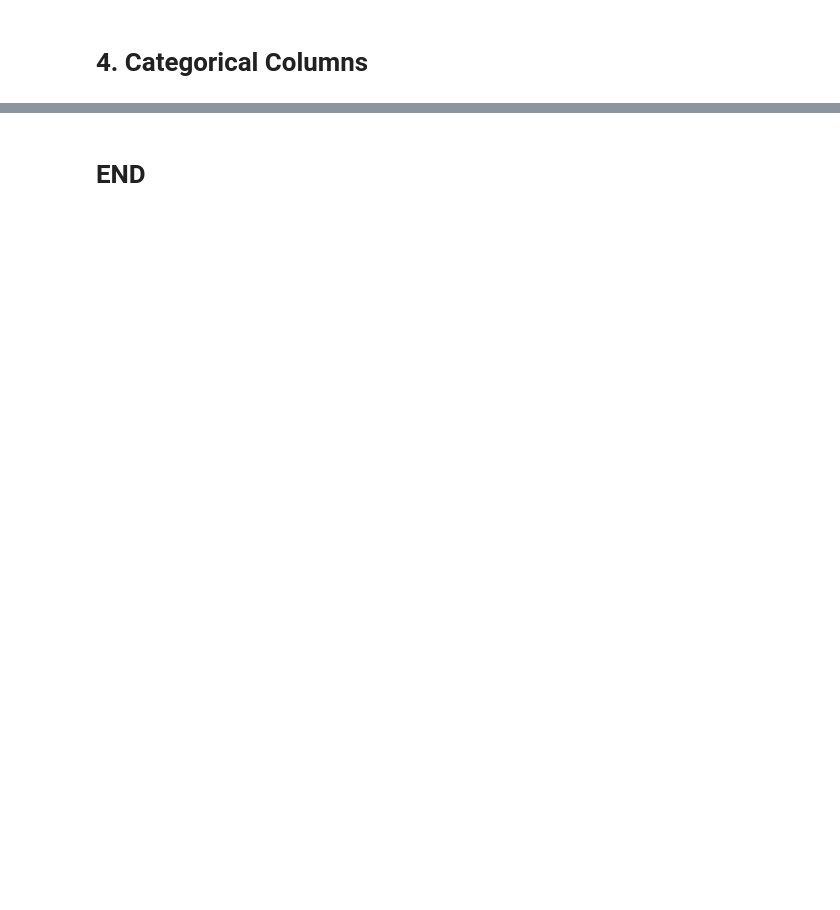
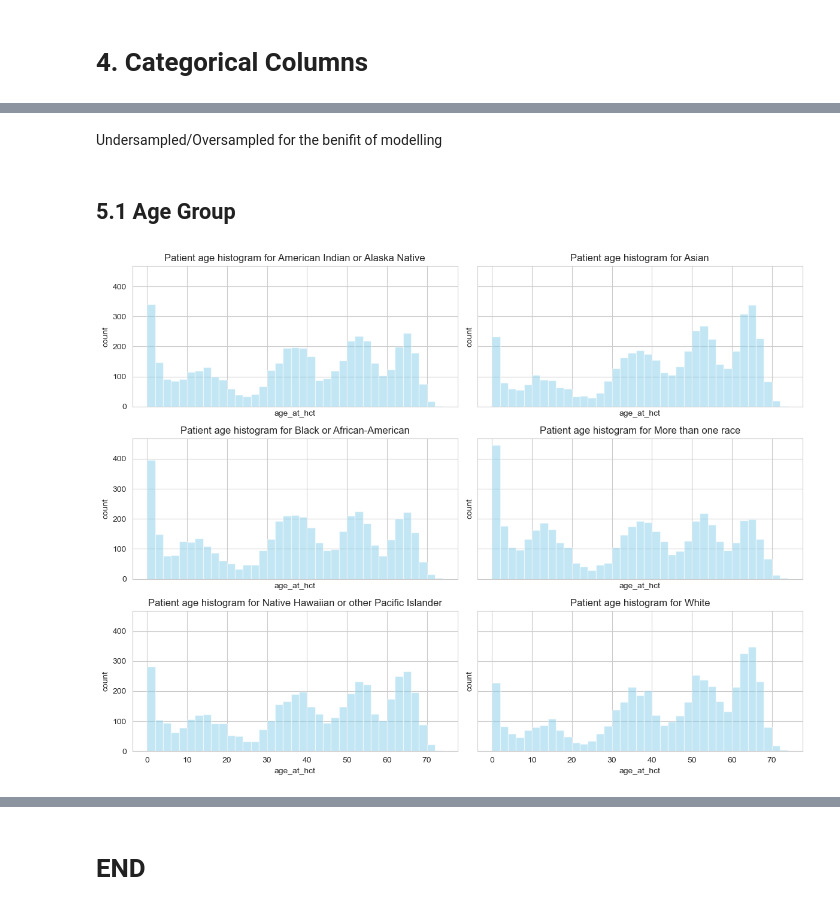
Before and after one commit to ShirsenduRyo/Hackathons, a Jupyter notebook: 06 CIBMTR/01 Exp_01.ipynb, the cells around one changed output, grey strips where cells are left out. Saved outputs shown, nothing was run; the diff lists cells and outputs as text; code cells hidden in the pictures; blank space fills up the shorter version.

```diff
--- a/06 CIBMTR/01 Exp_01.ipynb
+++ b/06 CIBMTR/01 Exp_01.ipynb
@@ -105,0 +288,19 @@ ft_count, len(X_train.columns)
+# %% [markdown]
+Undersampled/Oversampled for the benifit of modelling
+# %% [markdown]
+## 5.1 Age Group
+# %%
+race_groups = np.unique(train.race_group)
+
+_, axs = plt.subplots(3, 2, sharex=True, sharey=True, figsize=(12, 9))
+for race_group, ax in zip(race_groups, axs.ravel()):
+    ax.hist(train.age_at_hct[train.race_group == race_group],
+            bins=np.linspace(0, 74, 38),
+            color='skyblue', alpha=0.5)
+    ax.set_title(f'Patient age histogram for {race_group}')
+    ax.set_xlabel('age_at_hct')
+    ax.set_ylabel('count')
+plt.tight_layout()
+plt.show()
+# %% [output]
+[figure, added]
```
Also changed, not shown: parts of 34 cells of this notebook, 1 other file.
